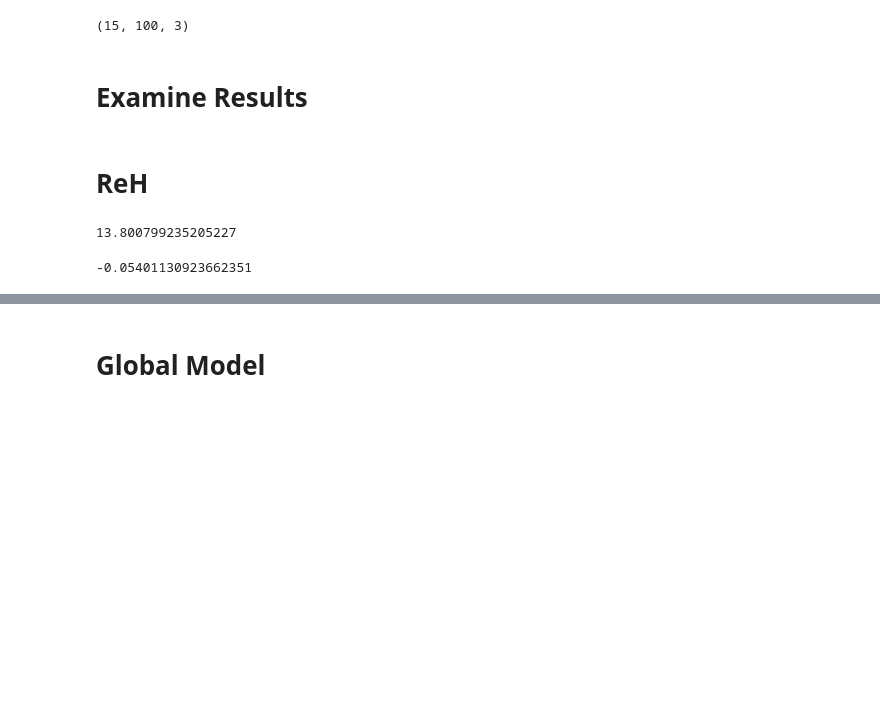
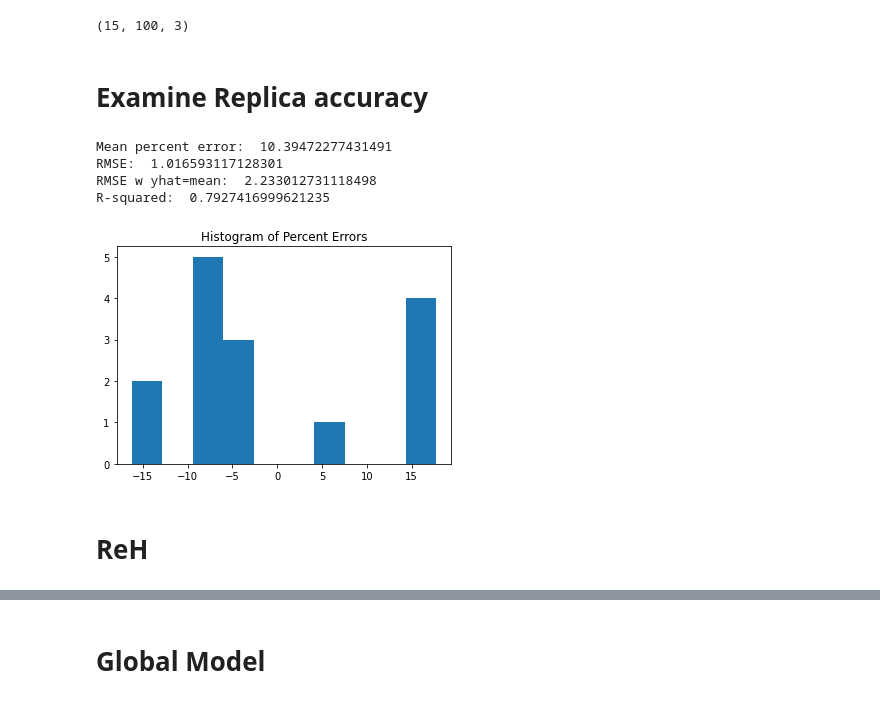
Before and after one commit to extraction-tools/ANN, a Jupyter notebook: Nick/GlobalFit2.ipynb, the cells around one changed output, grey strips where cells are left out. Saved outputs shown, nothing was run; the diff lists cells and outputs as text; code cells hidden in the pictures; blank space fills up the shorter version.

```diff
--- a/Nick/GlobalFit2.ipynb
+++ b/Nick/GlobalFit2.ipynb
@@ -91,18 +66,19 @@ cff, cffcov = optimization.curve_fit(bhdvcs.TotalUUXS, X, y, pars0, sigma, metho
 # %%
 numReplicas = 100
 # %%
-def computeData(numSets, numReplicas):
+def computeData(data, numSets, numReplicas):
     results = []
     for i in tqdm(range(numSets)):
         replicas = []
         seti = data.getSet(i)
         X = np.array(seti.XnoCFF)
         sigma = seti.erry
+        pars = np.array([1, 1, 1])
         for i in range(numReplicas):
             y = seti.sampleY()
-            cff, cffcov = optimization.curve_fit(bhdvcs.TotalUUXS, X, y, pars0, sigma, method='lm')
+            cff, cffcov = optimization.curve_fit(bhdvcs.TotalUUXS, X, y, pars, sigma, method='lm')
             replicas.append(cff)
         results.append(replicas)
     return np.array(results)
 # %%
-results = computeData(numSets, numReplicas)
+results = computeData(data, numSets, numReplicas)
@@ -127,14 +92,40 @@ results.shape
 # %% [output]
 (15, 100, 3)
 # %% [markdown]
-# Examine Results
+# Examine Replica accuracy
+# %%
+def evaluate(y_yhat):
+    '''
+    Provides a few model evaluation statistics from an array of true values and predictions.
+
+    :param y_yhat: numpy array with first column being true values and second being predicted values.
+    '''
+    pct_errs = ((y_yhat[:, 0] - y_yhat[:, 1])/y_yhat[:, 1])*100
+    print('Mean percent error: ', np.mean(np.abs(pct_errs)))
+
+    RS = np.square((y_yhat[:, 0] - y_yhat[:, 1]))
+    TS = np.square((y_yhat[:, 0] - y_yhat[:, 0].mean()))
+    rmse = np.sqrt(np.mean(RS))
+    rmtss = np.sqrt(np.mean(TS))
+    print('RMSE: ', rmse)
+    print('RMSE w yhat=mean: ', rmtss)
+    RSS = np.sum(RS)
+    TSS = np.sum(TS)
+    print('R-squared: ', (1 - RSS/TSS))
+    plt.hist(np.array(pct_errs))
+    plt.title('Histogram of Percent Errors')
+    plt.show()
+# %%
+y = results[:, :, 0].mean(axis=1)
+yhat = df.loc[np.array(range(numSets))*36, 'ReH'].reset_index(drop=True)
+y_yhat = np.transpose(np.array([list(y), list(yhat)]))
+# %%
+evaluate(y_yhat)
+# %% [output]
+Mean percent error:  10.39472277431491
+RMSE:  1.016593117128301
+RMSE w yhat=mean:  2.233012731118498
+R-squared:  0.7927416999621235
+[figure, added]
 # %% [markdown]
 # ReH
-# %%
-pred
-# %% [output]
-13.800799235205227
-# %%
-(trues[i] - pred)/pred
-# %% [output]
--0.05401130923662351
```
Also changed, not shown: parts of 107 cells of this notebook, 1 other file.
